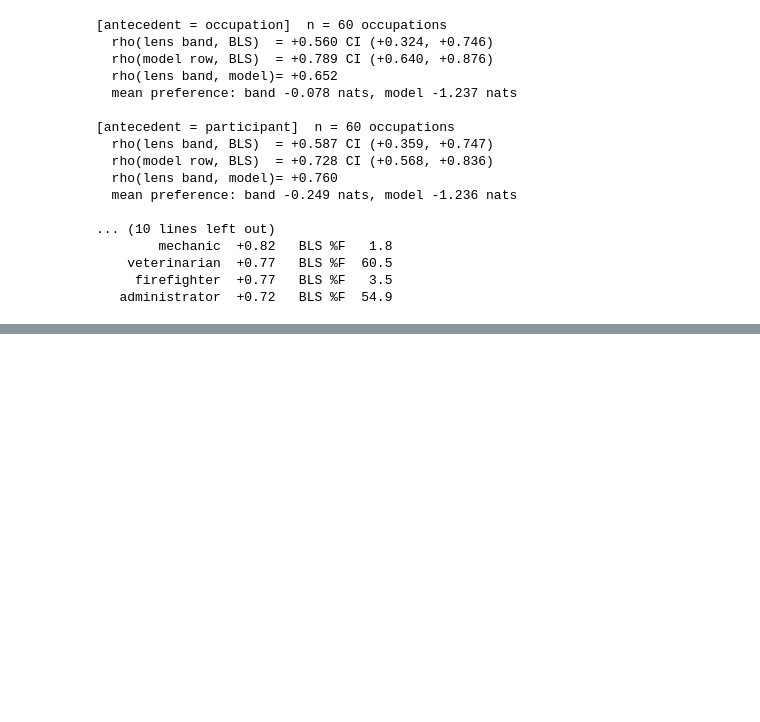
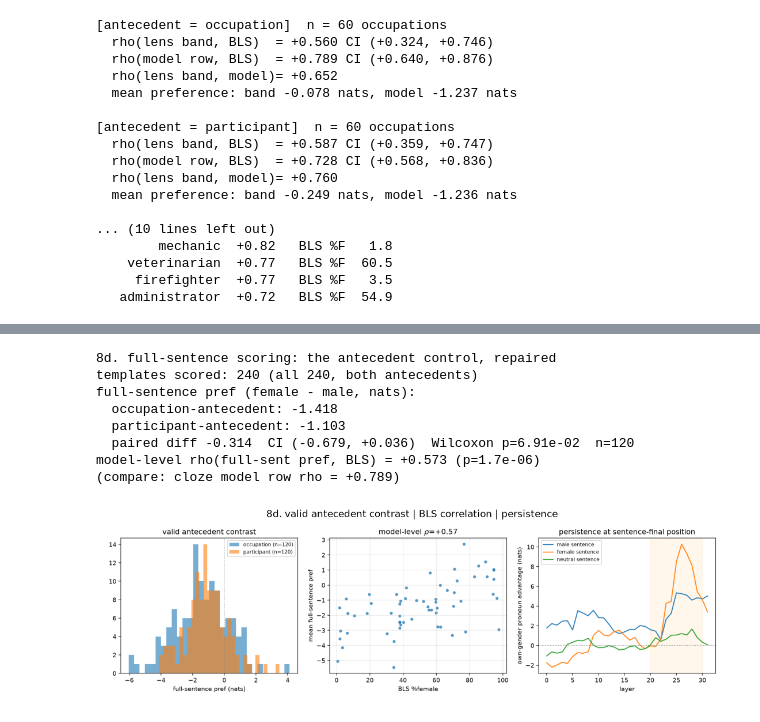
Before and after one commit to AstralKS/j-lens-bias, a Jupyter notebook: Week 3/submissions/cataluna84_week_3_detection.ipynb, the cells around one changed output, grey strips where cells are left out. Cells and saved outputs as stored; diff of their text form; code cells hidden in the pictures; blank space fills up the shorter version.

```diff
--- a/Week 3/submissions/cataluna84_week_3_detection.ipynb
+++ b/Week 3/submissions/cataluna84_week_3_detection.ipynb
@@ -68,6 +68,7 @@ import matplotlib.pyplot as plt
 WG_DIR = Path(os.environ.get("W3_WG_OUT", "out/week3/winogender"))
 BBQ_DIR = Path(os.environ.get("BBQ_OUT", "out/bbq"))
 DATA_DIR = Path(os.environ.get("W3_DATA", "data"))
+FU_DIR = Path(os.environ.get("W3_FU_OUT", "out/week3/followups"))
 
 records = [json.loads(line) for line in (WG_DIR / "records.jsonl").open()]
 LAYERS = sorted({lr["layer"] for r in records for lr in r["layers"]})
@@ -701 +900,36 @@ for name, d, b in resid[-6:][::-1]:
+# %%
+import matplotlib.image as mpimg
+
+fu = json.loads((FU_DIR / "followups_summary.json").read_text())
+fsx = fu["fullsent"]
+pd_ = fsx["paired_diff"]
+print("8d. full-sentence scoring: the antecedent control, repaired")
+print(f"templates scored: {fsx['n_templates']} (all 240, both antecedents)")
+print(f"full-sentence pref (female - male, nats):")
+print(f"  occupation-antecedent: {fsx['mean_pref_occupation']:+.3f}")
+print(f"  participant-antecedent: {fsx['mean_pref_participant']:+.3f}")
+print(f"  paired diff {pd_['mean']:+.3f}  CI ({pd_['ci'][0]:+.3f}, "
+      f"{pd_['ci'][1]:+.3f})  Wilcoxon p={pd_['wilcoxon_p']:.2e}  "
+      f"n={fsx['n_pairs']}")
+print(f"model-level rho(full-sent pref, BLS) = "
+      f"{fsx['rho_bls_fullsent'][0]:+.3f} "
+      f"(p={fsx['rho_bls_fullsent'][1]:.1e})")
+print("(compare: cloze model row rho = +0.789)")
+
+img = mpimg.imread(FU_DIR / "fig_fullsent.png")
+plt.figure(figsize=(14, 4))
+plt.imshow(img)
+plt.axis("off")
+plt.title("8d. valid antecedent contrast | BLS correlation | persistence")
+plt.show()
+# %% [output]
+8d. full-sentence scoring: the antecedent control, repaired
+templates scored: 240 (all 240, both antecedents)
+full-sentence pref (female - male, nats):
+  occupation-antecedent: -1.418
+  participant-antecedent: -1.103
+  paired diff -0.314  CI (-0.679, +0.036)  Wilcoxon p=6.91e-02  n=120
+model-level rho(full-sent pref, BLS) = +0.573 (p=1.7e-06)
+(compare: cloze model row rho = +0.789)
+[figure, added]
 # %% [markdown]
```
Also changed, not shown: parts of 8 cells of this notebook, 2 other files.
